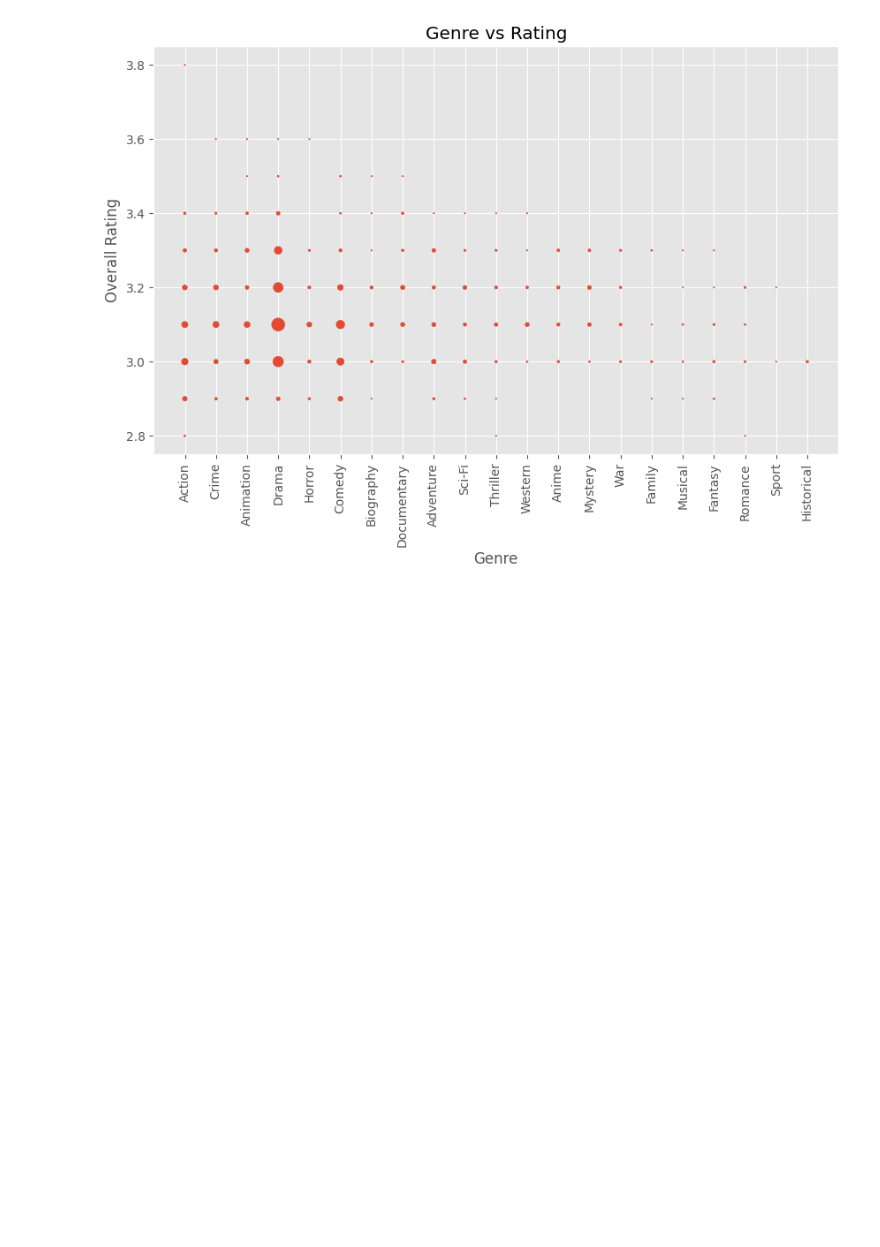
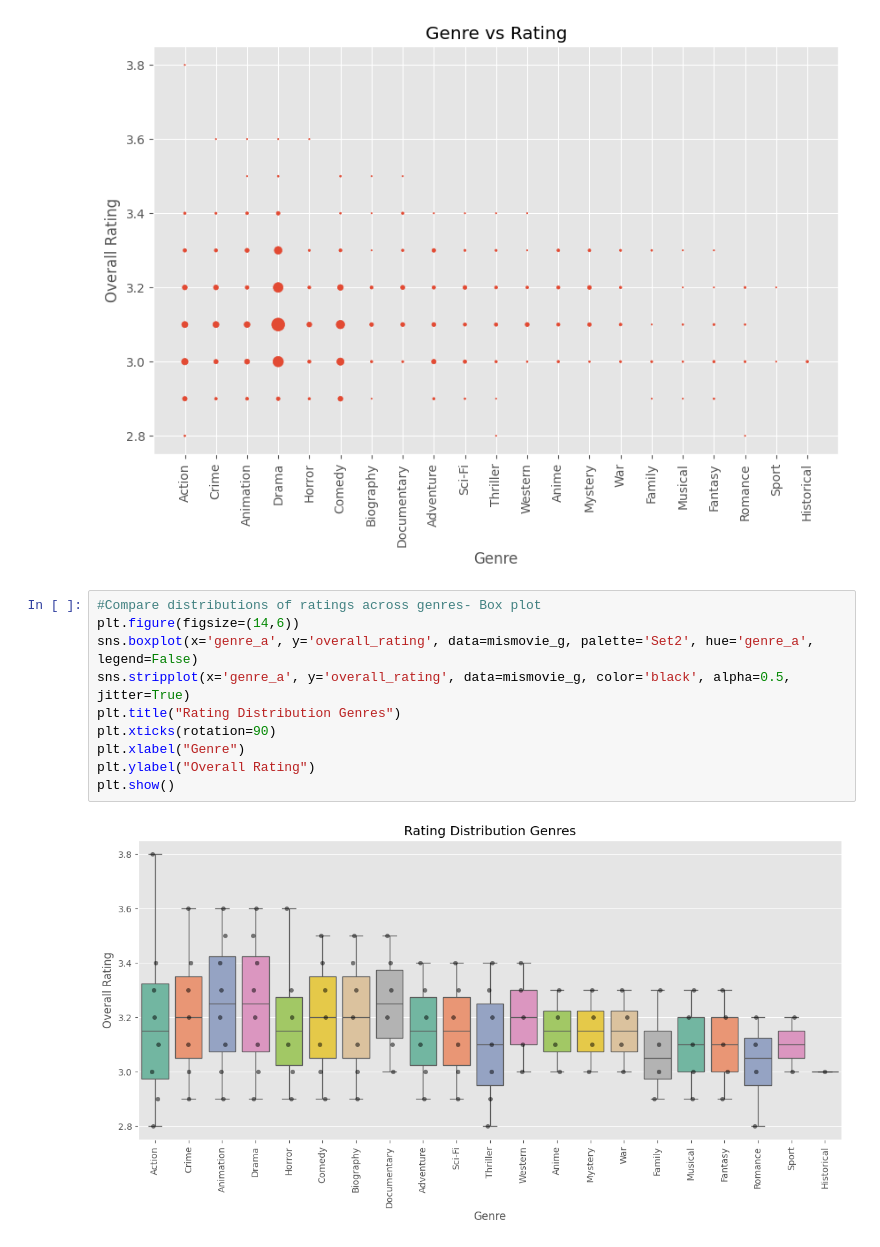
Before and after one commit to Medynal/thing, a Jupyter notebook: movie_web_scrapping.ipynb, the cells around one changed output. Drawn from its saved outputs; the diff is of its cells as text; blank space fills up the shorter version.

```diff
--- a/movie_web_scrapping.ipynb
+++ b/movie_web_scrapping.ipynb
@@ -324,6 +345,18 @@ plt.show()
 108       Sci-Fi             3.4      1
 110     Thriller             3.4      1
 [figure]
+# %%
+#Compare distributions of ratings across genres- Box plot
+plt.figure(figsize=(14,6))
+sns.boxplot(x='genre_a', y='overall_rating', data=mismovie_g, palette='Set2', hue='genre_a', legend=False)
+sns.stripplot(x='genre_a', y='overall_rating', data=mismovie_g, color='black', alpha=0.5, jitter=True)
+plt.title("Rating Distribution Genres")
+plt.xticks(rotation=90)
+plt.xlabel("Genre")
+plt.ylabel("Overall Rating")
+plt.show()
+# %% [output]
+[figure, added]
 # %%
 #What languages dominate the global cinema landscape?
 mismovie_l= mismovie_df['language'].value_counts().reset_index()
```
Also changed, not shown: parts of 6 cells of this notebook.
